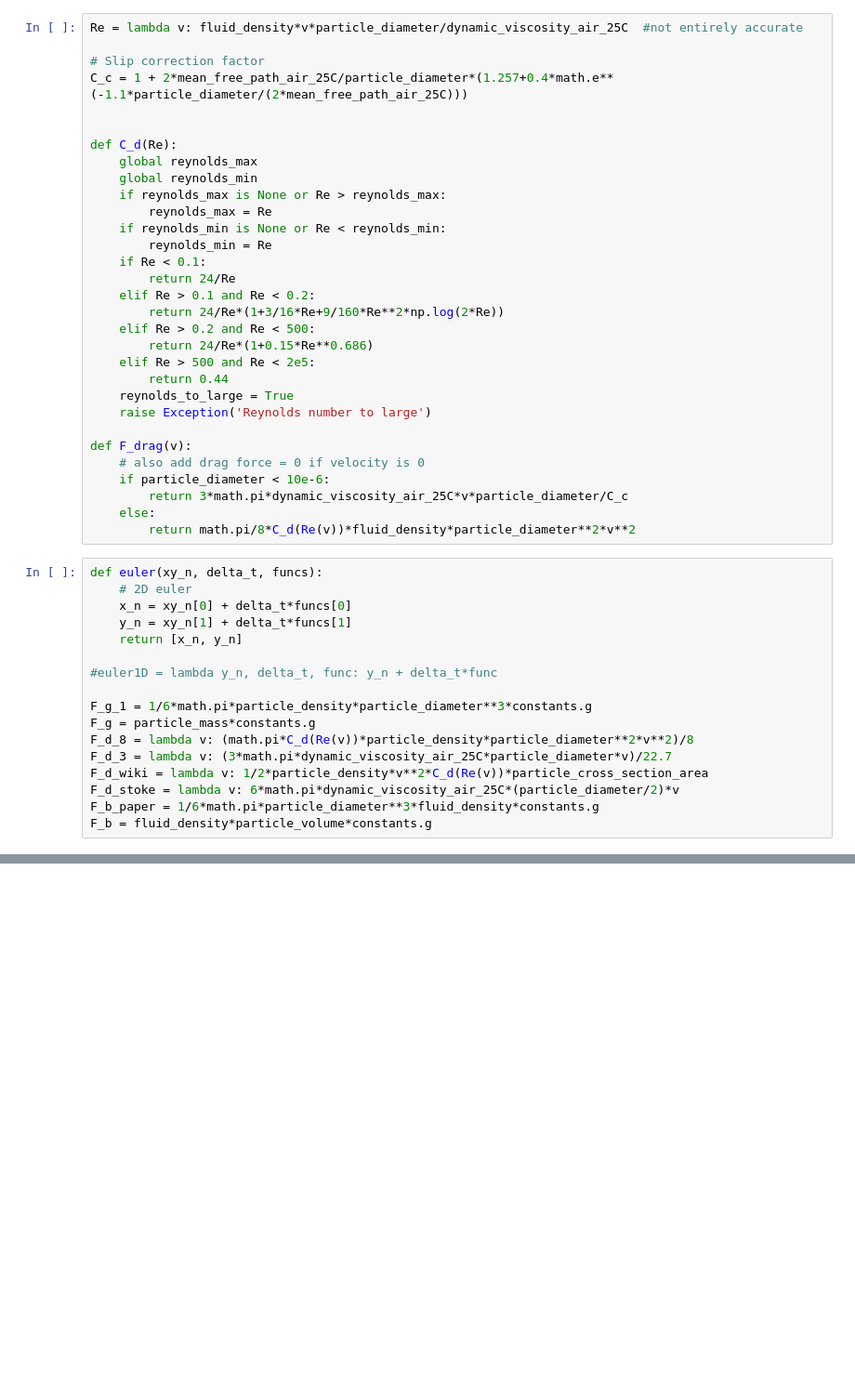
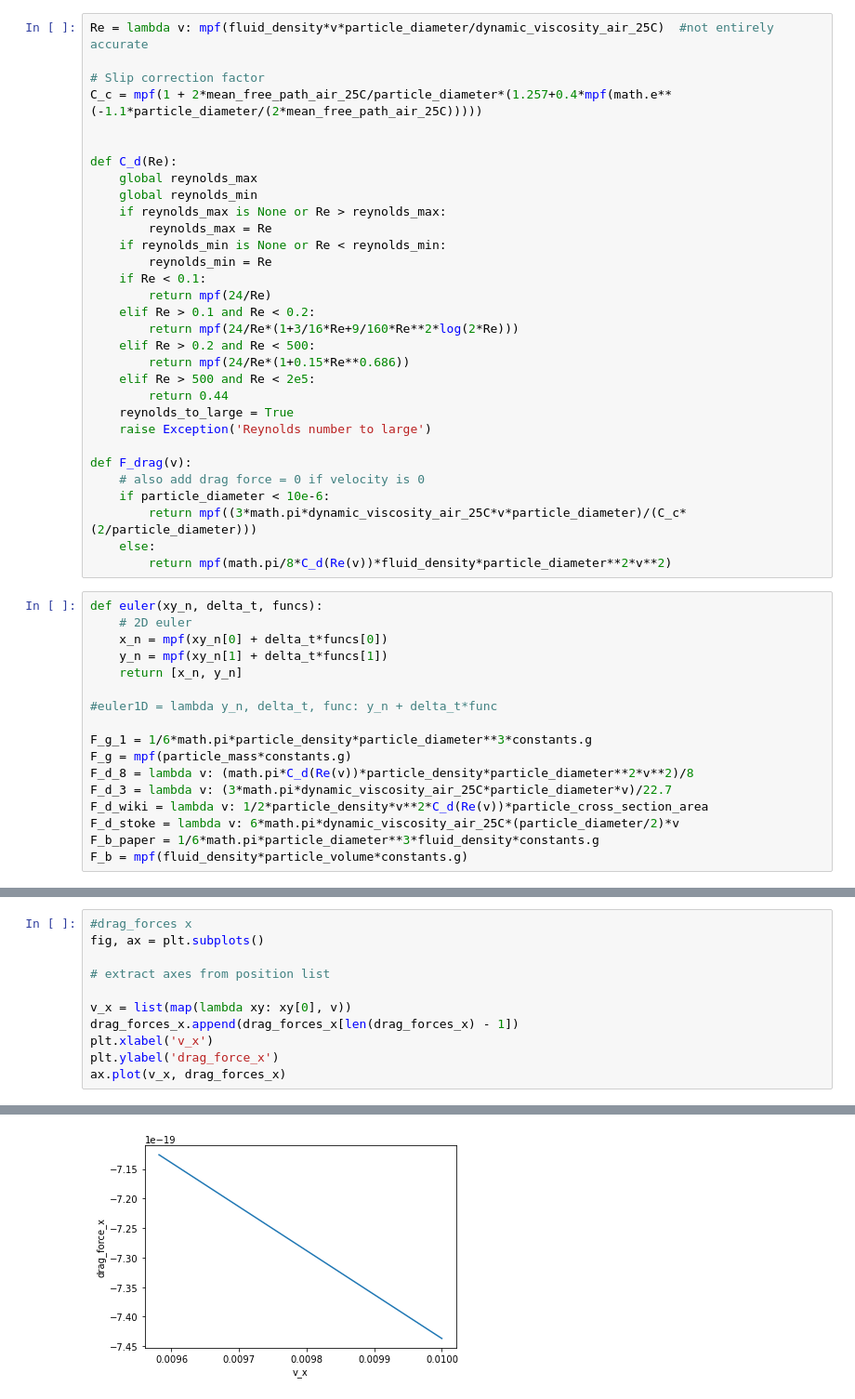
Before and after one commit to larsnolden/particle_trajectory, a Jupyter notebook: trajectory.ipynb, the cells around one changed output, grey strips where cells are left out. Shown at 93% size. Drawn from its saved outputs; the diff is of its cells as text; blank space fills up the shorter version.

```diff
--- a/trajectory.ipynb
+++ b/trajectory.ipynb
@@ -19,8 +23,8 @@ reynolds_min = None
 # %%
-Re = lambda v: fluid_density*v*particle_diameter/dynamic_viscosity_air_25C  #not entirely accurate
+Re = lambda v: mpf(fluid_density*v*particle_diameter/dynamic_viscosity_air_25C)  #not entirely accurate
 
 # Slip correction factor
-C_c = 1 + 2*mean_free_path_air_25C/particle_diameter*(1.257+0.4*math.e**(-1.1*particle_diameter/(2*mean_free_path_air_25C)))
+C_c = mpf(1 + 2*mean_free_path_air_25C/particle_diameter*(1.257+0.4*mpf(math.e**(-1.1*particle_diameter/(2*mean_free_path_air_25C)))))
 
 
 def C_d(Re):
@@ -31,11 +35,11 @@ def C_d(Re):
     if reynolds_min is None or Re < reynolds_min:
         reynolds_min = Re
     if Re < 0.1:
-        return 24/Re
+        return mpf(24/Re)
     elif Re > 0.1 and Re < 0.2:
-        return 24/Re*(1+3/16*Re+9/160*Re**2*np.log(2*Re))
+        return mpf(24/Re*(1+3/16*Re+9/160*Re**2*log(2*Re)))
     elif Re > 0.2 and Re < 500:
-        return 24/Re*(1+0.15*Re**0.686)
+        return mpf(24/Re*(1+0.15*Re**0.686))
     elif Re > 500 and Re < 2e5:
         return 0.44
     reynolds_to_large = True
@@ -44,25 +48,25 @@ def C_d(Re):
 def F_drag(v):
     # also add drag force = 0 if velocity is 0
     if particle_diameter < 10e-6:
-        return 3*math.pi*dynamic_viscosity_air_25C*v*particle_diameter/C_c
+        return mpf((3*math.pi*dynamic_viscosity_air_25C*v*particle_diameter)/(C_c*(2/particle_diameter)))
     else:
-        return math.pi/8*C_d(Re(v))*fluid_density*particle_diameter**2*v**2
+        return mpf(math.pi/8*C_d(Re(v))*fluid_density*particle_diameter**2*v**2)
 # %%
 def euler(xy_n, delta_t, funcs):
     # 2D euler
-    x_n = xy_n[0] + delta_t*funcs[0]
-    y_n = xy_n[1] + delta_t*funcs[1]
+    x_n = mpf(xy_n[0] + delta_t*funcs[0])
+    y_n = mpf(xy_n[1] + delta_t*funcs[1])
     return [x_n, y_n]
 
 #euler1D = lambda y_n, delta_t, func: y_n + delta_t*func
 
 F_g_1 = 1/6*math.pi*particle_density*particle_diameter**3*constants.g
-F_g = particle_mass*constants.g
+F_g = mpf(particle_mass*constants.g)
 F_d_8 = lambda v: (math.pi*C_d(Re(v))*particle_density*particle_diameter**2*v**2)/8
 F_d_3 = lambda v: (3*math.pi*dynamic_viscosity_air_25C*particle_diameter*v)/22.7
 F_d_wiki = lambda v: 1/2*particle_density*v**2*C_d(Re(v))*particle_cross_section_area
 F_d_stoke = lambda v: 6*math.pi*dynamic_viscosity_air_25C*(particle_diameter/2)*v
 F_b_paper = 1/6*math.pi*particle_diameter**3*fluid_density*constants.g
-F_b = fluid_density*particle_volume*constants.g
+F_b = mpf(fluid_density*particle_volume*constants.g)
 # %%
 def acceleration(v):
@@ -150,0 +165,12 @@ ax.plot(v_x, v_y)
+# %%
+#drag_forces x
+fig, ax = plt.subplots()
+
+# extract axes from position list
+
+v_x = list(map(lambda xy: xy[0], v))
+drag_forces_x.append(drag_forces_x[len(drag_forces_x) - 1])
+plt.xlabel('v_x')
+plt.ylabel('drag_force_x')
+ax.plot(v_x, drag_forces_x)
+# %% [output]
@@ -150,0 +178 @@ ax.plot(v_x, v_y)
+[figure, added]
```
Also changed, not shown: parts of 11 cells of this notebook.
